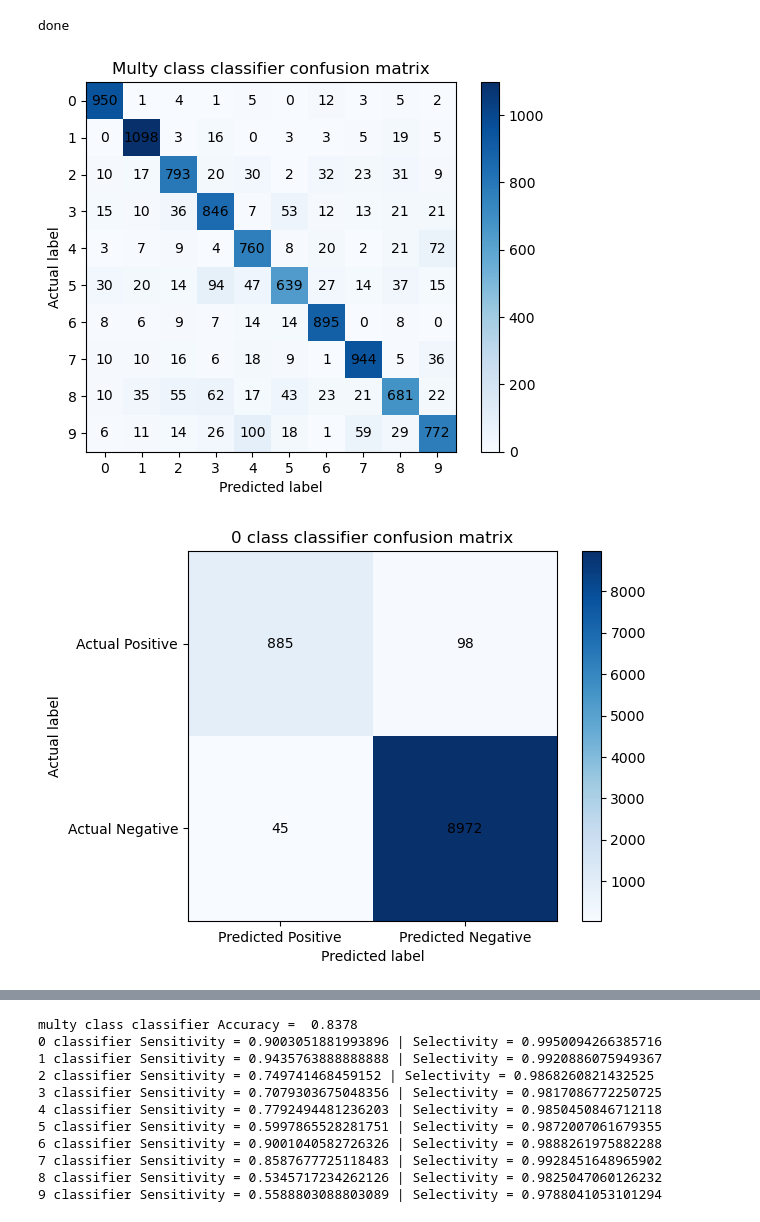
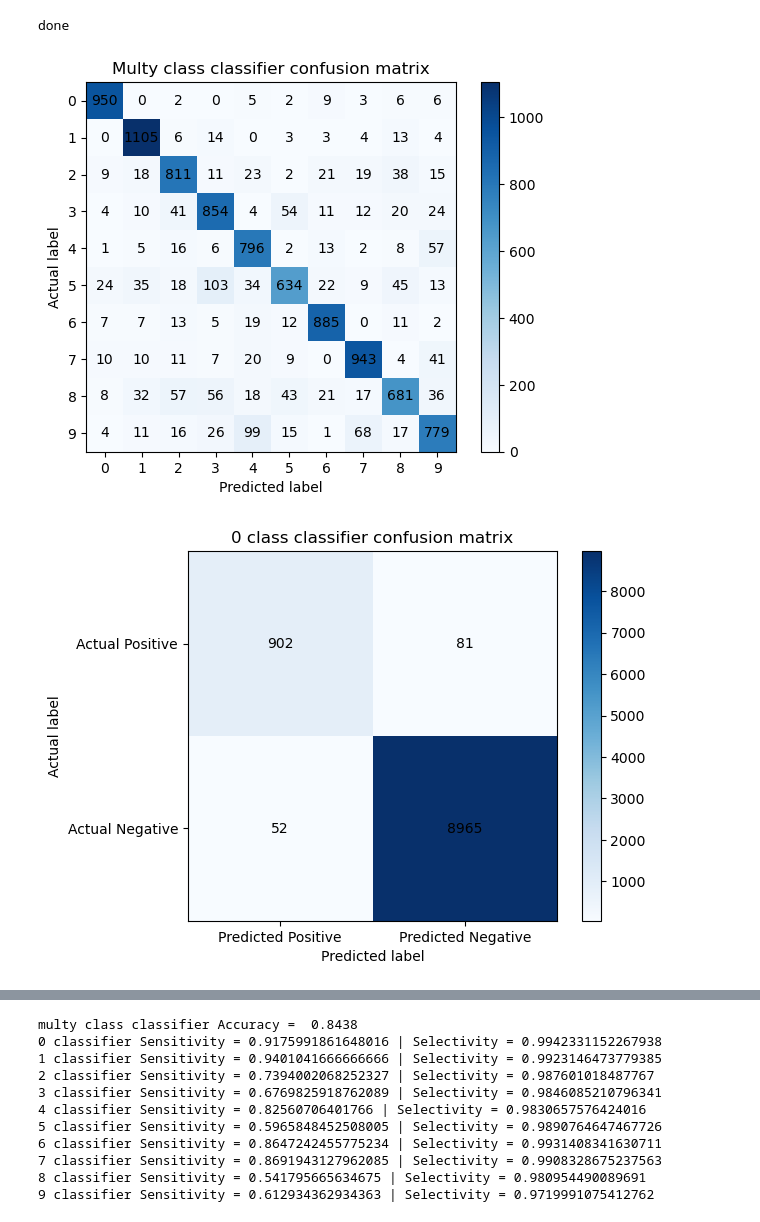
Before and after one commit to AdiGodlner/ML-from-zero, a Jupyter notebook: ex11.ipynb, the cells around one changed output, grey strips where cells are left out. Drawn from its saved outputs; the diff is of its cells as text; code cells hidden in the pictures.

Commit message:
finished one v all classifier analysis

```diff
--- a/ex11.ipynb
+++ b/ex11.ipynb
@@ -46,7 +46,7 @@ class BinaryClassifier:
         # the evaluation is done using in sample error whos values are between 0 and 1
         # so an inital pocket_weights_evaluation > 1 garuntees the first evaluatoin
         # will be better then the current evaluation
-        self.pocket_weights_evaluation = 2
+        self.pocket_weights_evaluation = 1.01
         self.label = class_label
         # variales to track loss throughout time
         self.loss_history= []
@@ -177,35 +177,35 @@ from matplotlib import pyplot as plt
 
 def plot_confusion_matrix(matrix, x_class_names, y_class_names, title):
     _ , axis = plt.subplots()
 
     for i in range(matrix.shape[0]):
         for j in range(matrix.shape[0]): # a confusion matrix is a square matrxi
             axis.text(j, i, format(matrix[i, j], 'd'), ha="center", va="center", color="black")
 
     plt.imshow(matrix, interpolation="nearest", cmap=plt.cm.Blues)
     plt.title(title)
     plt.colorbar()
     tick_marks = np.arange(len(x_class_names))
     plt.xticks(tick_marks, x_class_names)
     plt.yticks(tick_marks, y_class_names)
 
     plt.ylabel('Actual label')
     plt.xlabel('Predicted label')
     plt.show()
 
 category_names =  [i for i in range(10)]
 plot_confusion_matrix(multy_class_confusion_matrix, category_names,
                       category_names,"Multy class classifier confusion matrix")
 
 x_category_names = [ "Predicted Positive", "Predicted Negative"]
 y_category_names = [ "Actual Positive", "Actual Negative"]
 
-for i in range(len(confusion_matricies)):
+for i in range(len(confusion_matrices)):
     plot_confusion_matrix(confusion_matrices[i],
                           x_category_names, y_category_names,
                          f"{i} class classifier confusion matrix")
 # %% [output]
-[figure, old version]
+[figure, new version]
 [figure]
 [figure]
 [figure]
@@ -235,17 +235,17 @@ for i in range(CATEGORIES):
     selectivity = true_negative / (true_negative + false_positive)
     print(f"{i} classifier Sensitivity = {sensitivity} | Selectivity = {selectivity}")
 # %% [output]
-multy class classifier Accuracy =  0.8378
-0 classifier Sensitivity = 0.9003051881993896 | Selectivity = 0.9950094266385716
-1 classifier Sensitivity = 0.9435763888888888 | Selectivity = 0.9920886075949367
-2 classifier Sensitivity = 0.749741468459152 | Selectivity = 0.9868260821432525
-3 classifier Sensitivity = 0.7079303675048356 | Selectivity = 0.9817086772250725
-4 classifier Sensitivity = 0.7792494481236203 | Selectivity = 0.9850450846712118
-5 classifier Sensitivity = 0.5997865528281751 | Selectivity = 0.9872007061679355
-6 classifier Sensitivity = 0.9001040582726326 | Selectivity = 0.9888261975882288
-7 classifier Sensitivity = 0.8587677725118483 | Selectivity = 0.9928451648965902
-8 classifier Sensitivity = 0.5345717234262126 | Selectivity = 0.9825047060126232
-9 classifier Sensitivity = 0.5588803088803089 | Selectivity = 0.9788041053101294
+multy class classifier Accuracy =  0.8438
+0 classifier Sensitivity = 0.9175991861648016 | Selectivity = 0.9942331152267938
+1 classifier Sensitivity = 0.9401041666666666 | Selectivity = 0.9923146473779385
+2 classifier Sensitivity = 0.7394002068252327 | Selectivity = 0.987601018487767
+3 classifier Sensitivity = 0.6769825918762089 | Selectivity = 0.9846085210796341
+4 classifier Sensitivity = 0.82560706401766 | Selectivity = 0.9830657576424016
+5 classifier Sensitivity = 0.5965848452508005 | Selectivity = 0.9890764647467726
+6 classifier Sensitivity = 0.8647242455775234 | Selectivity = 0.9931408341630711
+7 classifier Sensitivity = 0.8691943127962085 | Selectivity = 0.9908328675237563
+8 classifier Sensitivity = 0.541795665634675 | Selectivity = 0.980954490089691
+9 classifier Sensitivity = 0.612934362934363 | Selectivity = 0.9719991075412762
 # %%
 # plot loss throughout time
 def plot_loss_history(loss_history, pocket_loss_history, title):
```
Also changed, not shown: parts of 2 cells of this notebook, 1 other file.
